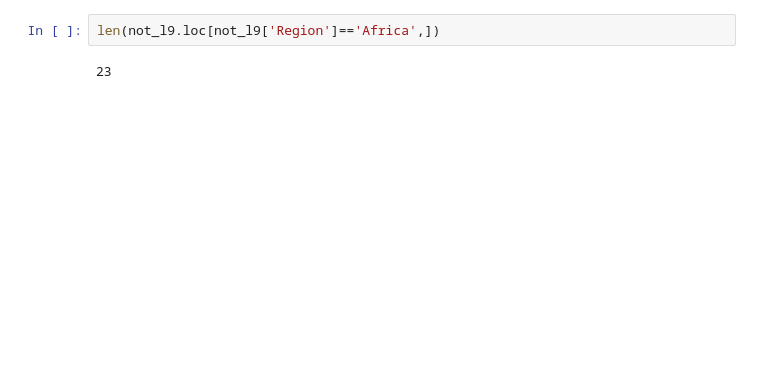
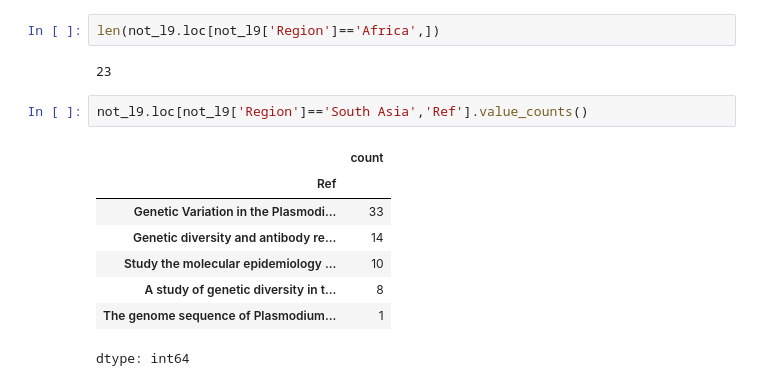
Before and after one commit to pablocarderam/csp_repeat_analysis, a Jupyter notebook: src/Genbank_CSP.ipynb, the cells around one changed output. Saved outputs shown, nothing was run; the diff lists cells and outputs as text; blank space fills up the shorter version.

```diff
--- a/src/Genbank_CSP.ipynb
+++ b/src/Genbank_CSP.ipynb
@@ -421,3 +421,14 @@ not_l9.loc[not_l9['Region']=='Africa',]
 len(not_l9.loc[not_l9['Region']=='Africa',])
 # %% [output]
 23
+# %%
+not_l9.loc[not_l9['Region']=='South Asia','Ref'].value_counts()
+# %% [output]
+|  | count |
+| Ref |  |
+| Genetic Variation in the Plasmodi... | 33 |
+| Genetic diversity and antibody re... | 14 |
+| Study the molecular epidemiology ... | 10 |
+| A study of genetic diversity in t... | 8 |
+| The genome sequence of Plasmodium... | 1 |
+dtype: int64
```
Also changed, not shown: parts of 2 cells of this notebook, 1 other file.
